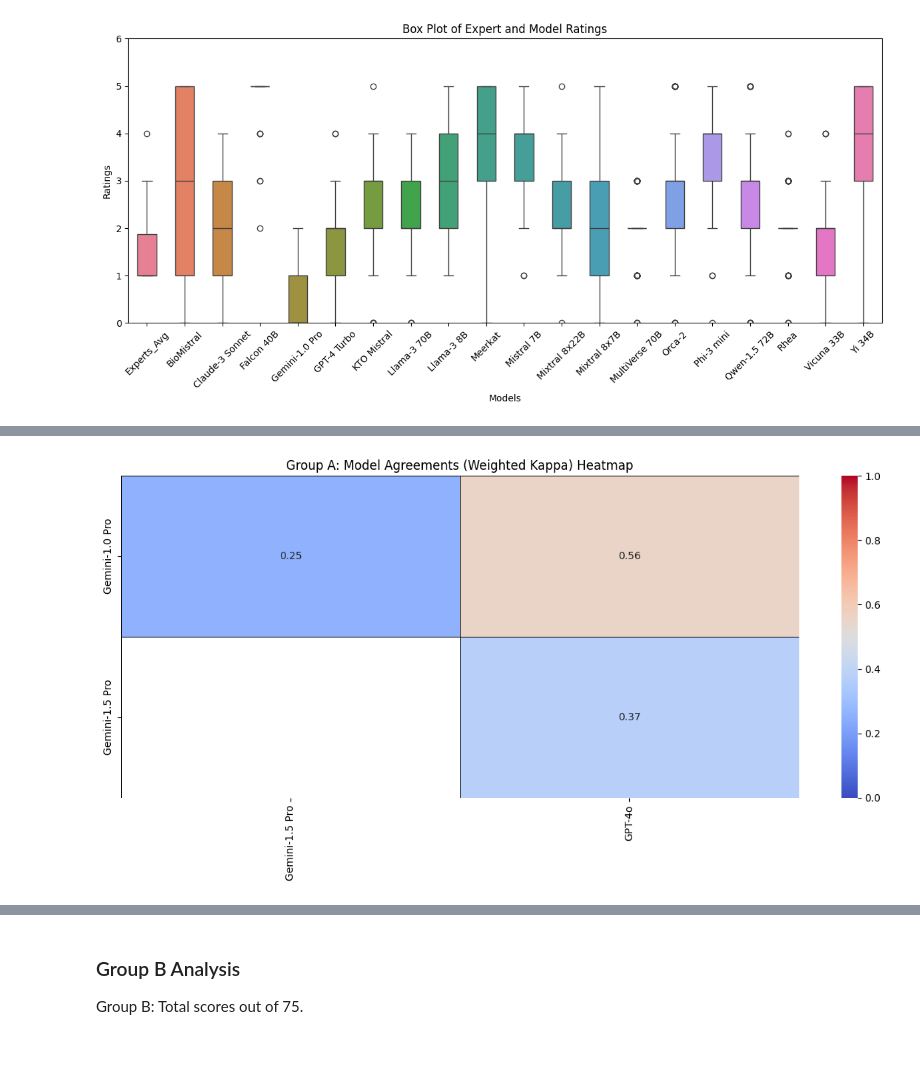
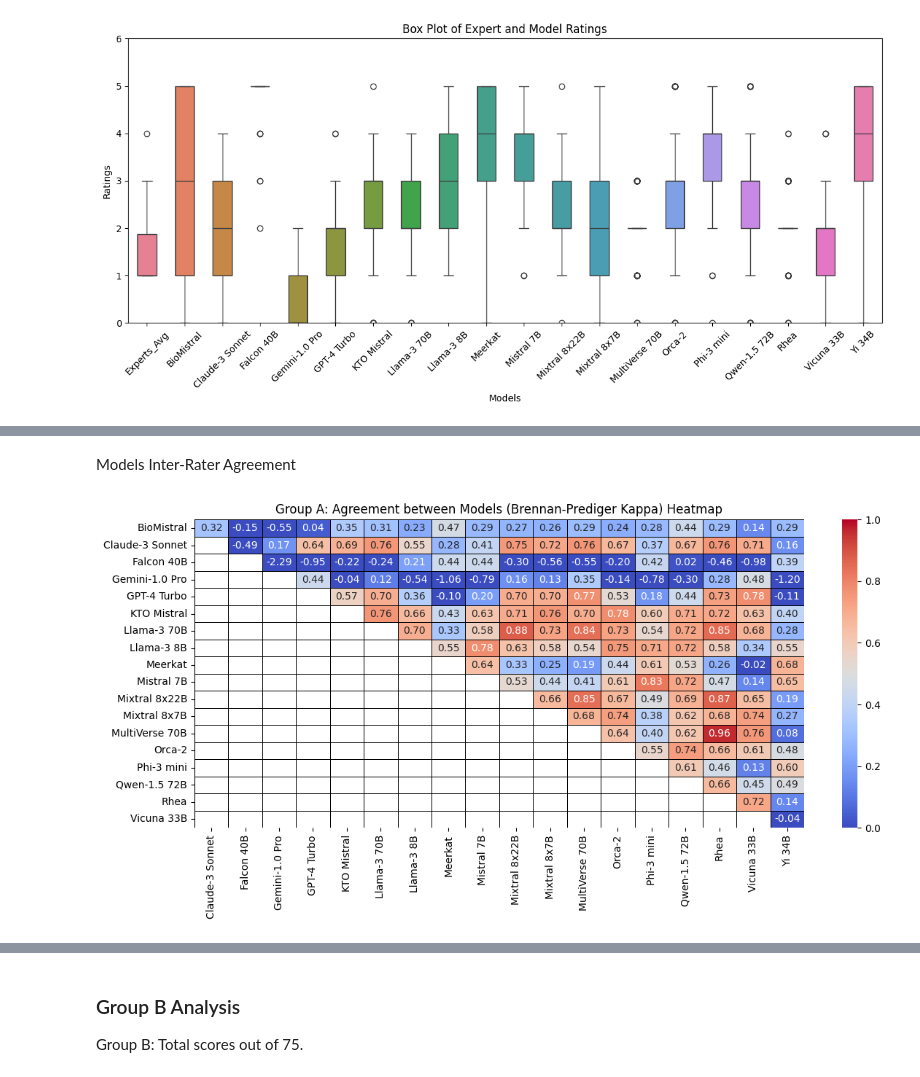
Before and after one commit to mm-khalil1/Evaluate_Medical_Video_Credibility_Using_LLMs, a Jupyter notebook: Results_Analysis/all_LLMs_plots_and_statistics.ipynb, the cells around one changed output, grey strips where cells are left out. Drawn from its saved outputs; the diff is of its cells as text; code cells hidden in the pictures; blank space fills up the shorter version.

```diff
--- a/Results_Analysis/all_LLMs_plots_and_statistics.ipynb
+++ b/Results_Analysis/all_LLMs_plots_and_statistics.ipynb
@@ -216,12 +191,11 @@ groupA_df = filter_df_by_topics(experts_df, TOPICS, ['NE', 'DE'],
                                 return_cols=['Video ID', 'Topic'] + EXPERT_TOTAL_COLUMNS)
 
 # groupB_df = filter_df_by_topics(experts_df, TOPICS, ['ISA'],
-groupB_df = filter_df_by_topics(experts_df, TOPICS, ['SB', 'FF', 'CH', 'TF', 'PN'],
-# groupB_df = filter_df_by_topics(experts_df, TOPICS, ['PN'],
+groupB_df = filter_df_by_topics(experts_df, TOPICS, ['SB', 'FF', 'CH', 'TF', 'PN', 'ISA'],
                                 return_cols=['Video ID', 'Topic'] + EXPERT_TOTAL_COLUMNS)
 
-# groupC_df = filter_df_by_topics(experts_df, TOPICS, ['PN'],
-groupC_df = filter_df_by_topics(experts_df, TOPICS, ['CH', 'TF', 'PN'],
+# groupC_df = filter_df_by_topics(experts_df, TOPICS, ['ISA'],
+groupC_df = filter_df_by_topics(experts_df, TOPICS, ['CH', 'TF', 'PN', 'ISA'],
                                 return_cols=experts_df.columns)
 groupC_df = calculate_experts_avg_of_questions(groupC_df, EXPERT1_COLUMNS, EXPERT2_COLUMNS)
 # groupC_df = groupC_df[['Video ID', 'Topic', *[f"Experts_Avg Q{i}" for i in range(1, 16)]]]
@@ -291,0 +264,4 @@ Weighted Kappa agreement between Expert 1 and Expert 2: 0.92
+# %%
+topic_name = 'Group A'
+categories = list(range(0,6))
+agreement_coef = "Brennan-Prediger Kappa"
@@ -292,7 +282,8 @@ Weighted Kappa agreement between Expert 1 and Expert 2: 0.92
 # %% [markdown]
 Descriptive Statistics
 # %%
-groupA_df.drop(columns=['Expert1', 'Expert2'], inplace=True)
+if 'Expert1' in groupA_df.columns and 'Expert2' in groupA_df.columns:
+    groupA_df.drop(columns=['Expert1', 'Expert2'], inplace=True)
 statA_df = groupA_df.describe().round(2).T
 columns_to_convert_type = ['count', 'min', 'max']
 statA_df[columns_to_convert_type] = statA_df[columns_to_convert_type].astype(int)
@@ -343,5 +352,9 @@ Similarity Statistics
+# %% [markdown]
+Models Inter-Rater Agreement
 # %%
-models_agreementA_df = plot_models_agreement_heatmap(groupA_df, model_names, topic_name='Group A', figsize=(12,6))
+models_agreementA_df = plot_models_agreement_heatmap(groupA_df, model_names,
+                                                     categories, agreement_coef,
+                                                     topic_name='Group A', figsize=(12,6))
 # %% [output]
-[figure, old version]
+[figure, new version]
 # %%
```
Also changed, not shown: parts of 34 cells of this notebook, 3 other files.
